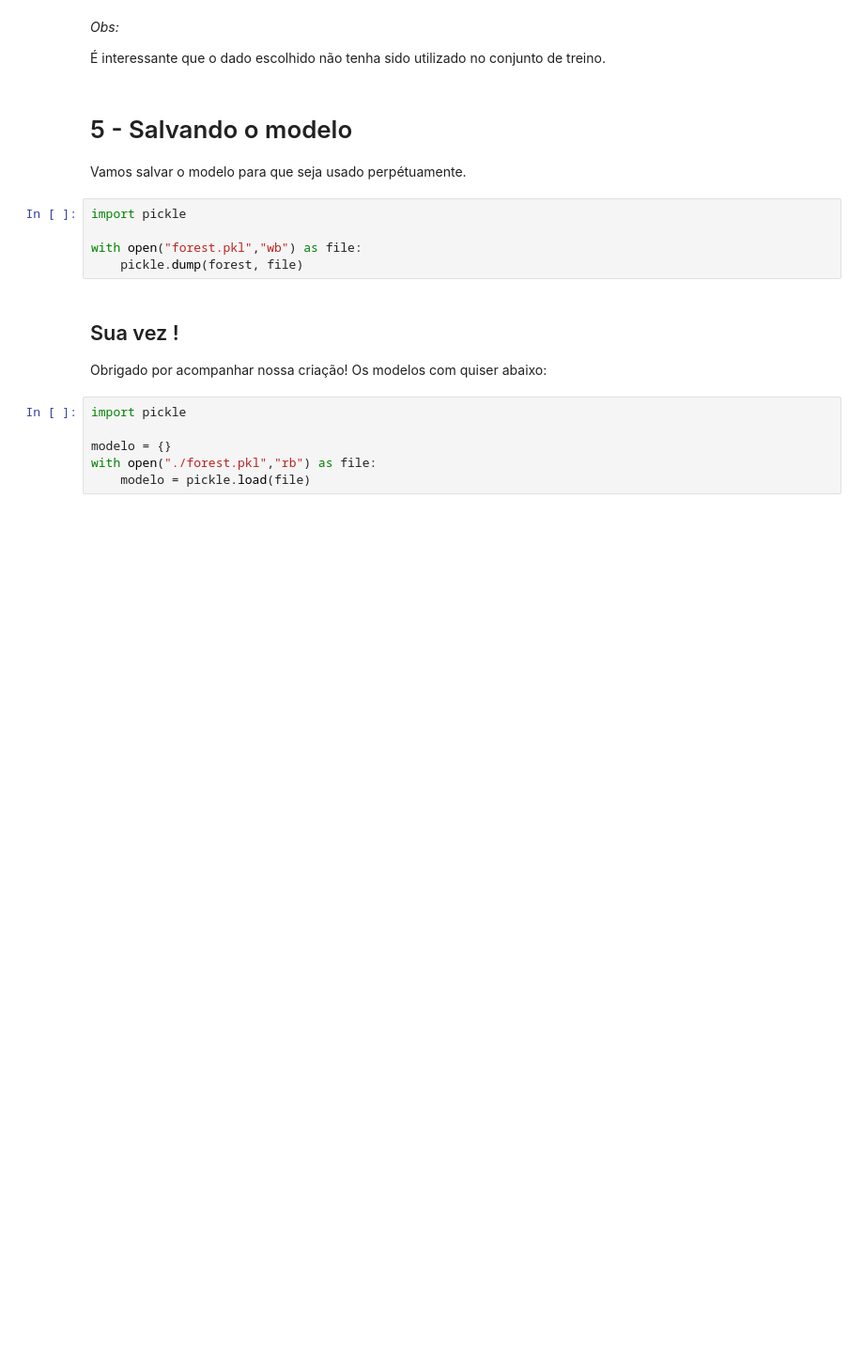
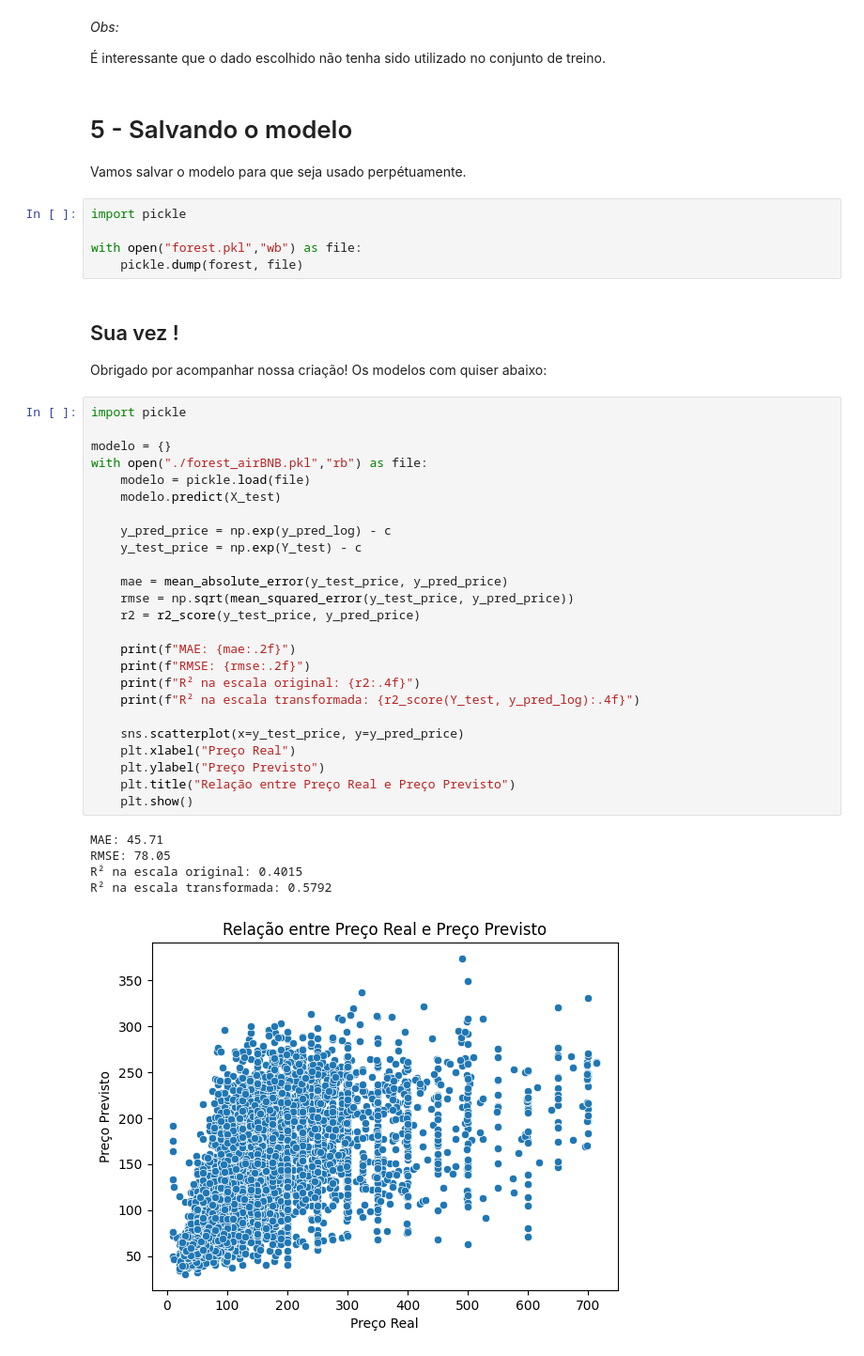
Before and after one commit to GarthTeixeira/light-house-project-DC, a Jupyter notebook: modelo.ipynb, the cells around one changed output. Shown at 94% size. Saved outputs shown, nothing was run; the diff lists cells and outputs as text; blank space fills up the shorter version.

```diff
--- a/modelo.ipynb
+++ b/modelo.ipynb
@@ -689,9 +688,34 @@ with open("forest.pkl","wb") as file:
 ## Sua vez !
 
 Obrigado por acompanhar nossa criação! Os modelos com quiser abaixo:
-# %%
-import pickle
-
-modelo = {}
-with open("./forest.pkl","rb") as file:
-    modelo = pickle.load(file)
+# %%
+import pickle
+
+modelo = {}
+with open("./forest_airBNB.pkl","rb") as file:
+    modelo = pickle.load(file)
+    modelo.predict(X_test)
+
+    y_pred_price = np.exp(y_pred_log) - c
+    y_test_price = np.exp(Y_test) - c
+
+    mae = mean_absolute_error(y_test_price, y_pred_price)
+    rmse = np.sqrt(mean_squared_error(y_test_price, y_pred_price))
+    r2 = r2_score(y_test_price, y_pred_price)
+
+    print(f"MAE: {mae:.2f}")
+    print(f"RMSE: {rmse:.2f}")
+    print(f"R² na escala original: {r2:.4f}")
+    print(f"R² na escala transformada: {r2_score(Y_test, y_pred_log):.4f}")
+
+    sns.scatterplot(x=y_test_price, y=y_pred_price)
+    plt.xlabel("Preço Real")
+    plt.ylabel("Preço Previsto")
+    plt.title("Relação entre Preço Real e Preço Previsto")
+    plt.show()
+# %% [output]
+MAE: 45.71
+RMSE: 78.05
+R² na escala original: 0.4015
+R² na escala transformada: 0.5792
+[figure, added]
```
Also changed, not shown: parts of 7 cells of this notebook, 8 other files.
